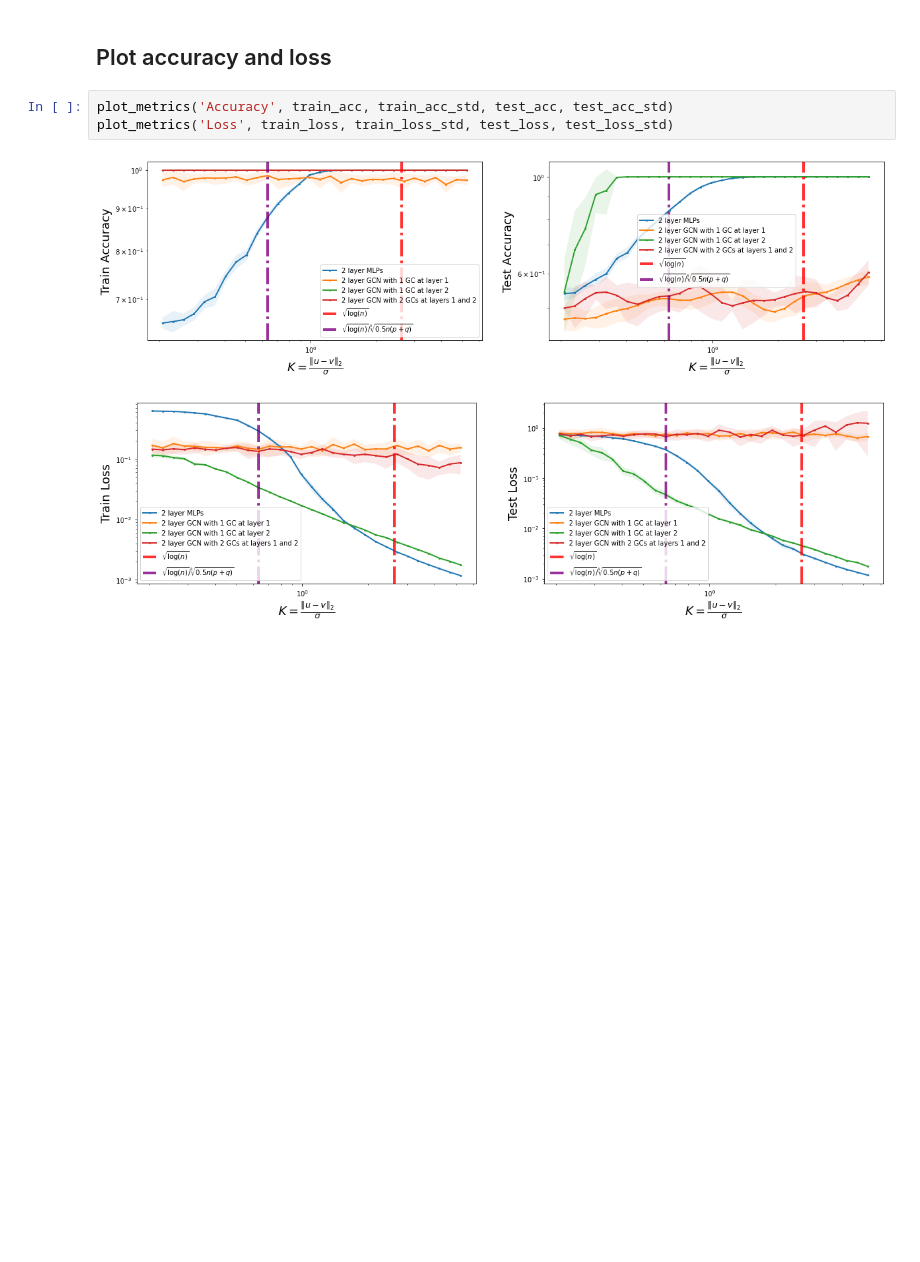
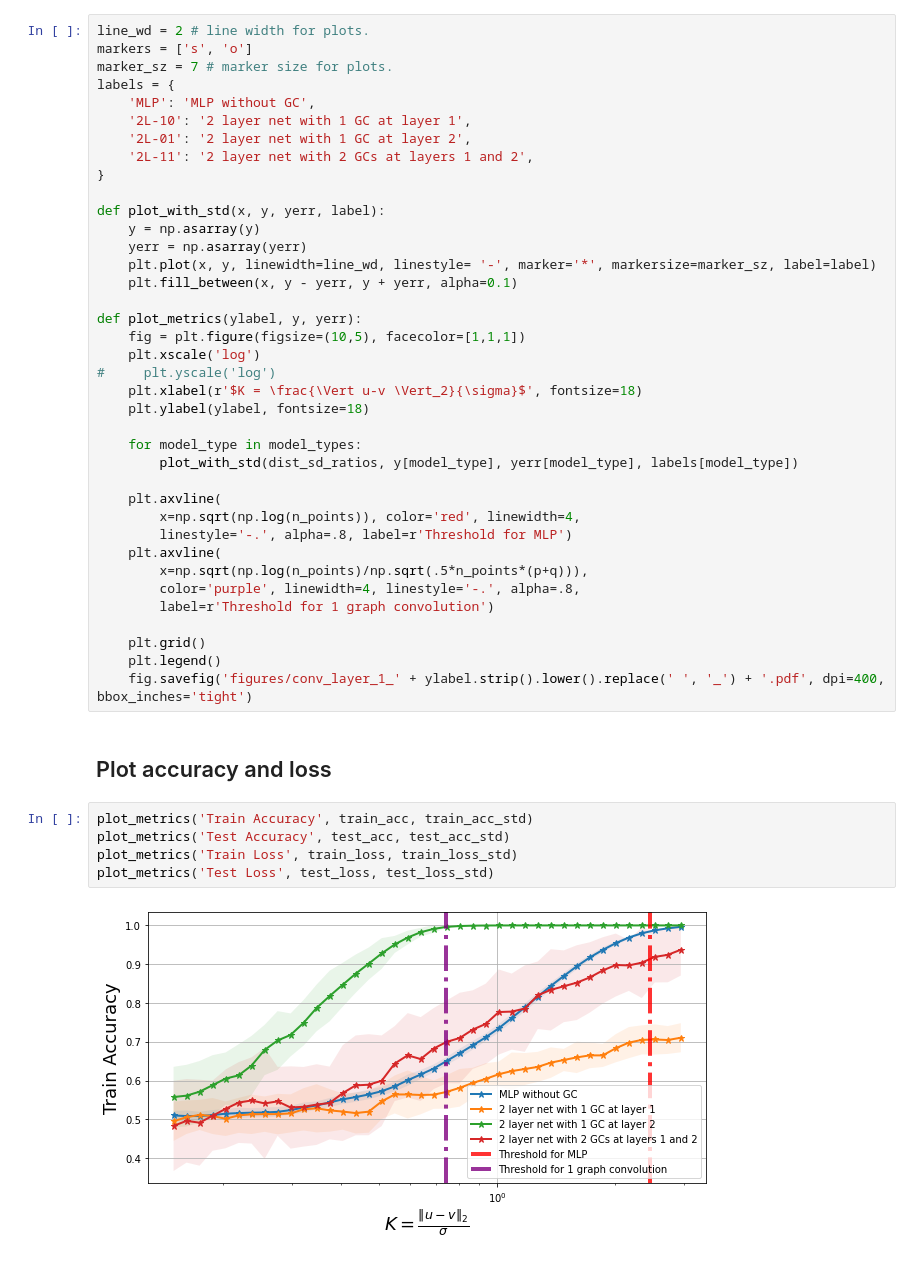
Before and after one commit to aseemrb/Effects-of-Graph-Convs-in-Deep-Nets, a Jupyter notebook: src/synthetic/reproduce-results-conv-layer-1.ipynb, the cells around one changed output. Saved outputs shown, nothing was run; the diff lists cells and outputs as text; blank space fills up the shorter version.

```diff
--- a/src/synthetic/reproduce-results-conv-layer-1.ipynb
+++ b/src/synthetic/reproduce-results-conv-layer-1.ipynb
@@ -436,8 +390,47 @@ def plot_metrics(y_label, ytr, ytr_err, yts, yts_err):
+# %%
+line_wd = 2 # line width for plots.
+markers = ['s', 'o']
+marker_sz = 7 # marker size for plots.
+labels = {
+    'MLP': 'MLP without GC',
+    '2L-10': '2 layer net with 1 GC at layer 1',
+    '2L-01': '2 layer net with 1 GC at layer 2',
+    '2L-11': '2 layer net with 2 GCs at layers 1 and 2',
+}
+
+def plot_with_std(x, y, yerr, label):
+    y = np.asarray(y)
+    yerr = np.asarray(yerr)
+    plt.plot(x, y, linewidth=line_wd, linestyle= '-', marker='*', markersize=marker_sz, label=label)
+    plt.fill_between(x, y - yerr, y + yerr, alpha=0.1)
+
+def plot_metrics(ylabel, y, yerr):
+    fig = plt.figure(figsize=(10,5), facecolor=[1,1,1])
+    plt.xscale('log')
+#     plt.yscale('log')
+    plt.xlabel(r'$K = \frac{\Vert u-v \Vert_2}{\sigma}$', fontsize=18)
+    plt.ylabel(ylabel, fontsize=18)
+
+    for model_type in model_types:
+        plot_with_std(dist_sd_ratios, y[model_type], yerr[model_type], labels[model_type])
+
+    plt.axvline(
+        x=np.sqrt(np.log(n_points)), color='red', linewidth=4,
+        linestyle='-.', alpha=.8, label=r'Threshold for MLP')
+    plt.axvline(
+        x=np.sqrt(np.log(n_points)/np.sqrt(.5*n_points*(p+q))),
+        color='purple', linewidth=4, linestyle='-.', alpha=.8,
+        label=r'Threshold for 1 graph convolution')
+
+    plt.grid()
+    plt.legend()
+    fig.savefig('figures/conv_layer_1_' + ylabel.strip().lower().replace(' ', '_') + '.pdf', dpi=400, bbox_inches='tight')
 # %% [markdown]
 ## Plot accuracy and loss
-# %%
-plot_metrics('Accuracy', train_acc, train_acc_std, test_acc, test_acc_std)
-plot_metrics('Loss', train_loss, train_loss_std, test_loss, test_loss_std)
-# %% [output]
-[figure, removed]
-[figure, removed]
+# %%
+plot_metrics('Train Accuracy', train_acc, train_acc_std)
+plot_metrics('Test Accuracy', test_acc, test_acc_std)
+plot_metrics('Train Loss', train_loss, train_loss_std)
+plot_metrics('Test Loss', test_loss, test_loss_std)
+# %% [output]
+[figure, added]
```
Also changed, not shown: parts of 5 cells of this notebook, 45 other files.
